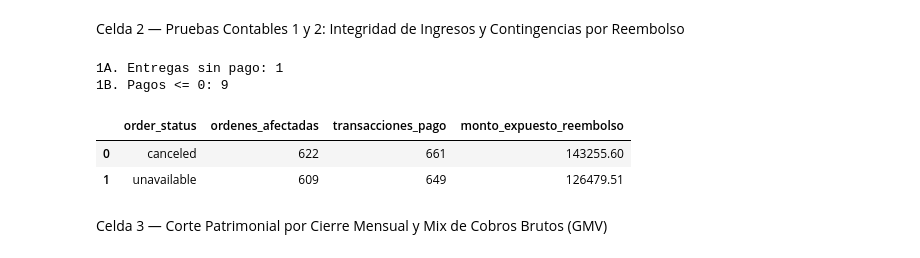
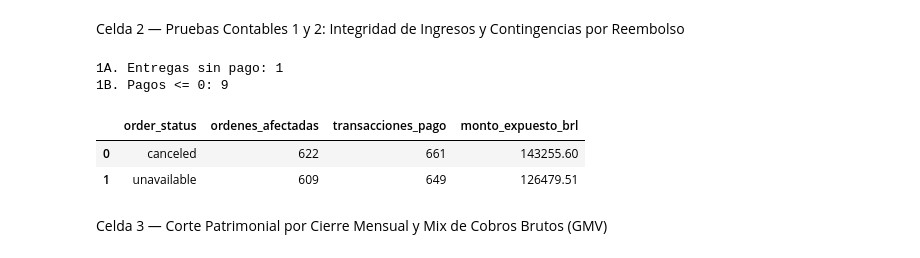
Before and after one commit to Jmonse/Auditoria-Olist-Ecommerce, a Jupyter notebook: notebooks/01_Auditoria_Olist.ipynb, the cells around one changed output. Saved outputs shown, nothing was run; the diff lists cells and outputs as text; code cells hidden in the pictures.

```diff
--- a/notebooks/01_Auditoria_Olist.ipynb
+++ b/notebooks/01_Auditoria_Olist.ipynb
@@ -53,36 +55,36 @@ df_pagos_cero = pd.read_sql_query(q_pagos_cero, conn)
 # Prueba 2: Órdenes canceladas o no disponibles con cobro registrado
 q_cancelados_cobrados = """
 SELECT o.order_status,
        COUNT(DISTINCT o.order_id) AS ordenes_afectadas,
        COUNT(p.payment_sequential) AS transacciones_pago,
-       ROUND(SUM(p.payment_value), 2) AS monto_expuesto_reembolso
+       ROUND(SUM(p.payment_value), 2) AS monto_expuesto_brl
 FROM orders o
 INNER JOIN payments p ON o.order_id = p.order_id
 WHERE o.order_status IN ('canceled', 'unavailable') AND p.payment_value > 0
 GROUP BY o.order_status
-ORDER BY monto_expuesto_reembolso DESC;
+ORDER BY monto_expuesto_brl DESC;
 """
 df_cancelados_cobrados = pd.read_sql_query(q_cancelados_cobrados, conn)
 
 # Detalle individual de órdenes canceladas con cobro para el reporte Excel
 q_detalle_cancelados = """
 SELECT o.order_id, o.order_status, o.order_purchase_timestamp,
        ROUND(SUM(p.payment_value), 2) AS monto_cobrado
 FROM orders o
 INNER JOIN payments p ON o.order_id = p.order_id
 WHERE o.order_status IN ('canceled', 'unavailable') AND p.payment_value > 0
 GROUP BY o.order_id, o.order_status, o.order_purchase_timestamp
 ORDER BY monto_cobrado DESC;
 """
 df_detalle_cancelados = pd.read_sql_query(q_detalle_cancelados, conn)
 
 print(f"1A. Entregas sin pago: {len(df_sin_pago)}")
 print(f"1B. Pagos <= 0: {len(df_pagos_cero)}")
 display(df_cancelados_cobrados)
 # %% [output]
 1A. Entregas sin pago: 1
 1B. Pagos <= 0: 9
-|  | order_status | ordenes_afectadas | transacciones_pago | monto_expuesto_reembolso |
+|  | order_status | ordenes_afectadas | transacciones_pago | monto_expuesto_brl |
 | 0 | canceled | 622 | 661 | 143255.60 |
 | 1 | unavailable | 609 | 649 | 126479.51 |
 # %% [markdown]
```
Also changed, not shown: parts of 2 cells of this notebook, 2 other files.
